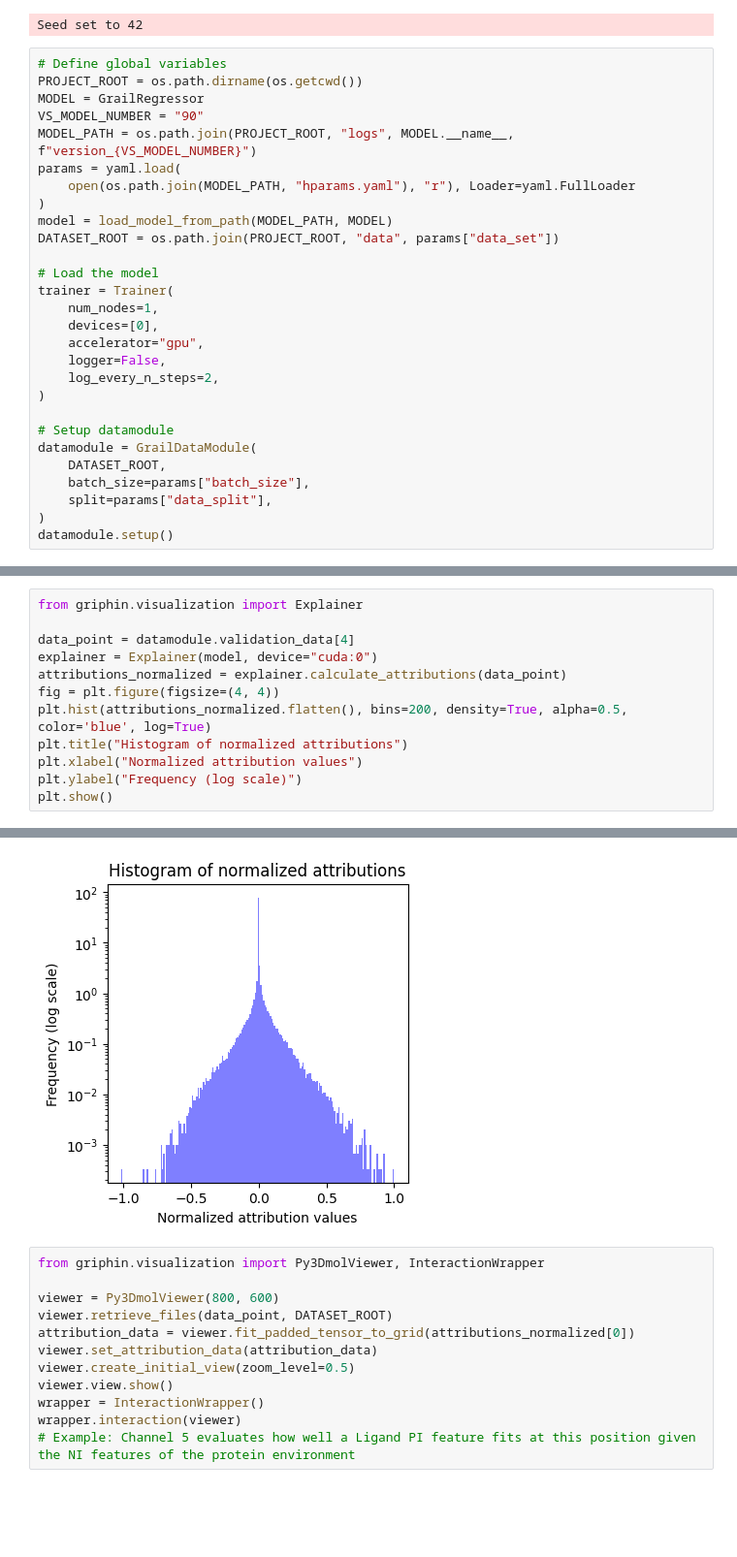
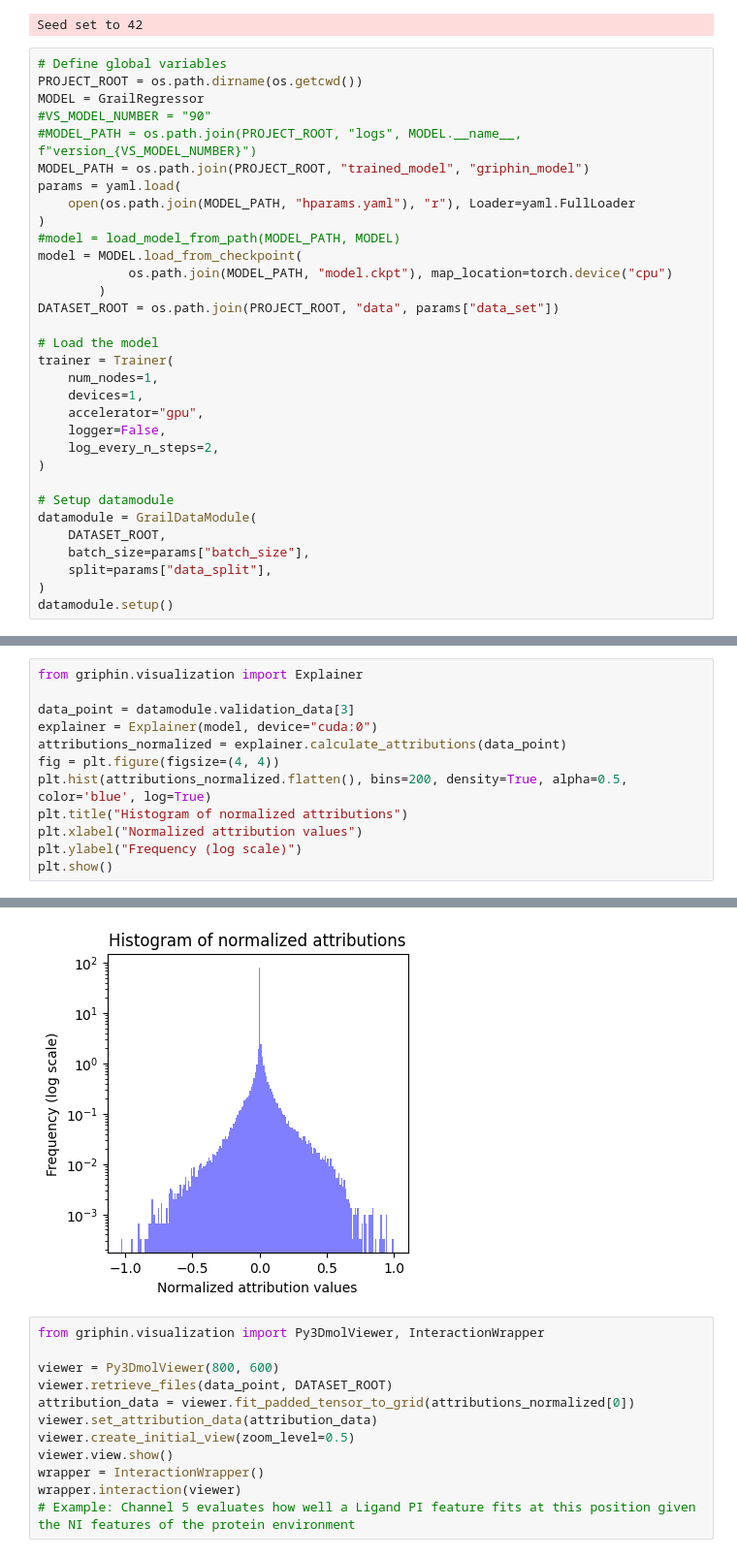
Before and after one commit to molinfo-vienna/GRIPHIN, a Jupyter notebook: notebook/model_attributions.ipynb, the cells around one changed output, grey strips where cells are left out. Shown at 97% size. Saved outputs shown, nothing was run; the diff lists cells and outputs as text; blank space fills up the shorter version.

```diff
--- a/notebook/model_attributions.ipynb
+++ b/notebook/model_attributions.ipynb
@@ -22,18 +22,22 @@ Seed set to 42
 # Define global variables
 PROJECT_ROOT = os.path.dirname(os.getcwd())
 MODEL = GrailRegressor
-VS_MODEL_NUMBER = "90"
-MODEL_PATH = os.path.join(PROJECT_ROOT, "logs", MODEL.__name__, f"version_{VS_MODEL_NUMBER}")
+#VS_MODEL_NUMBER = "90"
+#MODEL_PATH = os.path.join(PROJECT_ROOT, "logs", MODEL.__name__, f"version_{VS_MODEL_NUMBER}")
+MODEL_PATH = os.path.join(PROJECT_ROOT, "trained_model", "griphin_model")
 params = yaml.load(
     open(os.path.join(MODEL_PATH, "hparams.yaml"), "r"), Loader=yaml.FullLoader
 )
-model = load_model_from_path(MODEL_PATH, MODEL)
+#model = load_model_from_path(MODEL_PATH, MODEL)
+model = MODEL.load_from_checkpoint(
+            os.path.join(MODEL_PATH, "model.ckpt"), map_location=torch.device("cpu")
+        )
 DATASET_ROOT = os.path.join(PROJECT_ROOT, "data", params["data_set"])
 
 # Load the model
 trainer = Trainer(
     num_nodes=1,
-    devices=[0],
+    devices=1,
     accelerator="gpu",
     logger=False,
     log_every_n_steps=2,
@@ -58,7 +62,7 @@ Number of test graphs: 290
 # %%
 from griphin.visualization import Explainer
 
-data_point = datamodule.validation_data[4]
+data_point = datamodule.validation_data[3]
 explainer = Explainer(model, device="cuda:0")
 attributions_normalized = explainer.calculate_attributions(data_point)
 fig = plt.figure(figsize=(4, 4))
@@ -72,4 +76,4 @@ plt.show()
-[figure, old version]
+[figure, new version]
 # %%
 from griphin.visualization import Py3DmolViewer, InteractionWrapper
 
```
Also changed, not shown: parts of 2 cells of this notebook, 1 other file.
